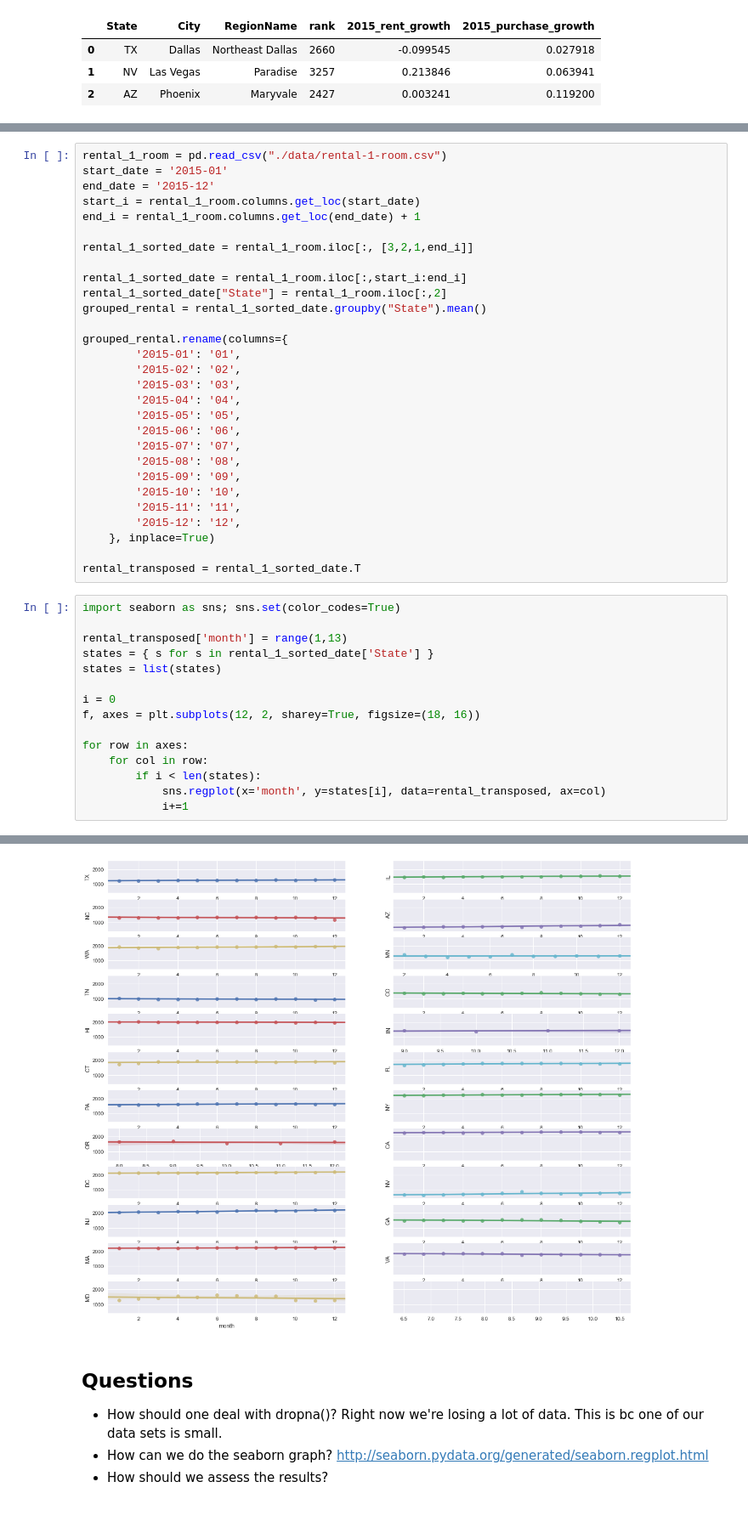
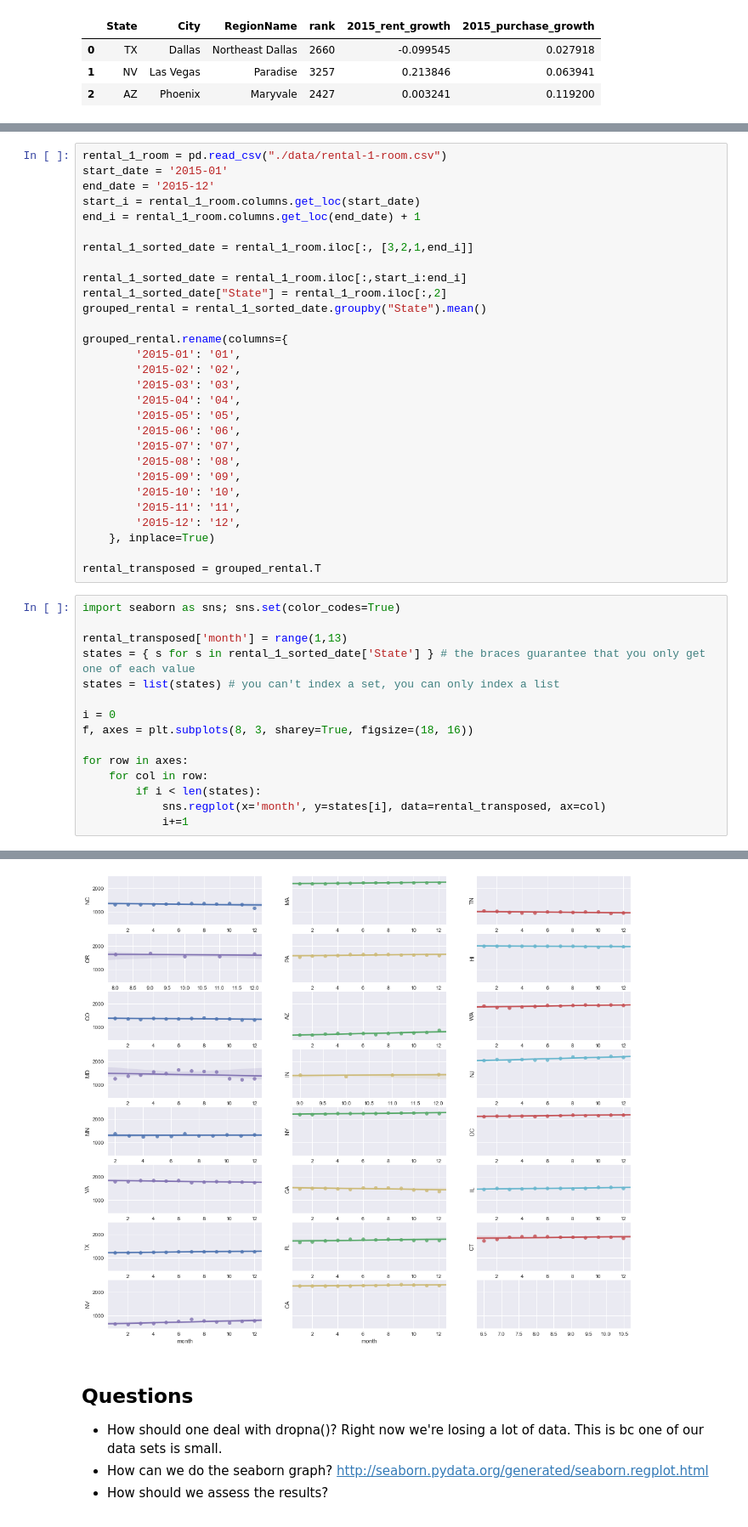
Before and after one commit to carlsednaoui/thinkful-data-science, a Jupyter notebook: coursework/unit_1_project/zillow_prediction.ipynb, the cells around one changed output, grey strips where cells are left out. Shown at 85% size. Cells and saved outputs as stored; diff of their text form.

```diff
--- a/coursework/unit_1_project/zillow_prediction.ipynb
+++ b/coursework/unit_1_project/zillow_prediction.ipynb
@@ -142,16 +142,16 @@ grouped_rental.rename(columns={
         '2015-12': '12',
     }, inplace=True)
 
-rental_transposed = rental_1_sorted_date.T
+rental_transposed = grouped_rental.T
 # %%
 import seaborn as sns; sns.set(color_codes=True)
 
 rental_transposed['month'] = range(1,13)
-states = { s for s in rental_1_sorted_date['State'] }
-states = list(states)
+states = { s for s in rental_1_sorted_date['State'] } # the braces guarantee that you only get one of each value
+states = list(states) # you can't index a set, you can only index a list
 
 i = 0
-f, axes = plt.subplots(12, 2, sharey=True, figsize=(18, 16))
+f, axes = plt.subplots(8, 3, sharey=True, figsize=(18, 16))
 
 for row in axes:
     for col in row:
@@ -162,4 +163,4 @@ for row in axes:
-[figure, old version]
+[figure, new version]
 # %% [markdown]
 ## Questions
 
```
Also changed, not shown: parts of 3 cells of this notebook, 2 other files.
